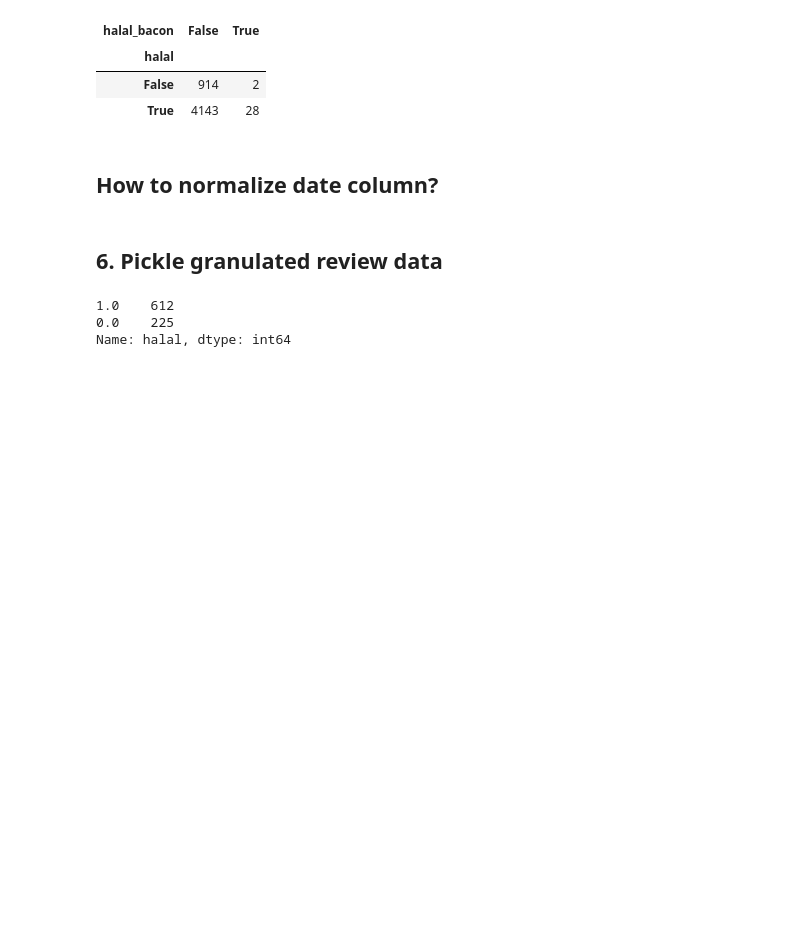
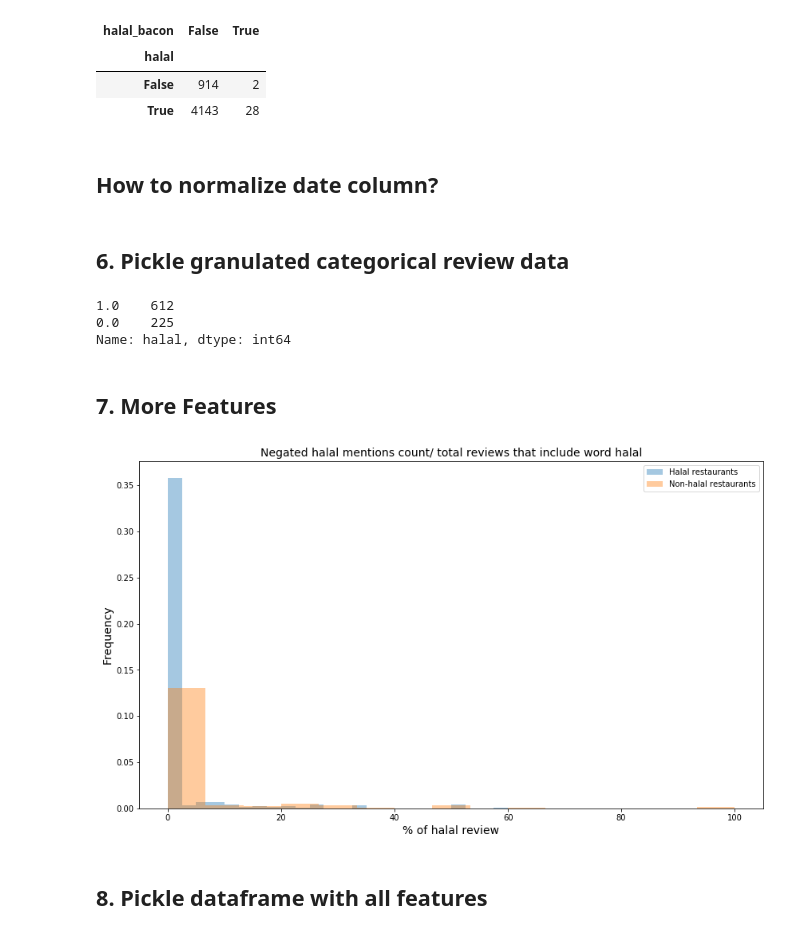
Before and after one commit to WAzaizeh/Halal_o_Meter, a Jupyter notebook: src/features/feature_engineering/Feature_Engineering_2.ipynb, the cells around one changed output. Cells and saved outputs as stored; diff of their text form; code cells hidden in the pictures; blank space fills up the shorter version.

```diff
--- a/src/features/feature_engineering/Feature_Engineering_2.ipynb
+++ b/src/features/feature_engineering/Feature_Engineering_2.ipynb
@@ -586,7 +590,7 @@ pd.crosstab(reviews_df2['halal'], reviews_df2['halal_bacon'])
 # %% [markdown]
 ## How to normalize date column?
 # %% [markdown]
-## 6. Pickle granulated review data
+## 6. Pickle granulated categorical review data
 # %%
 # to_pickle_df3 = reviews_df2[['halal', 'halal_in_name', 'halal_review_percent', 'halal_relevant',
 #                                    'halal_negation', 'halal_truck','non_halal_relevant',
@@ -599,3 +603,25 @@ reviews_df2.groupby('restaurant_id')['halal'].apply(lambda x: np.sum(x)/len(x)).
 1.0    612
 0.0    225
 Name: halal, dtype: int64
+# %% [markdown]
+## 7. More Features
+# %%
+# add halal_neg_percent feature
+# number of negated halal mention divided by total number of reviews that include the word halal
+grouped_reviews_df['halal_negation_percent'] = grouped_reviews_df['halal_negation_count'] / grouped_reviews_df['halal_review_count']
+
+# plot distribution for halal vs non-halal restaurants
+halal_target = grouped_reviews_df[grouped_reviews_df['halal']]['halal_negation_percent']
+non_halal_target = grouped_reviews_df[~grouped_reviews_df['halal']]['halal_negation_percent']
+fig = plt.figure(figsize=(14,8))
+g1 = sns.distplot(halal_target*100, kde=False, norm_hist=True)
+g2 = sns.distplot(non_halal_target*100, kde=False, norm_hist=True)
+g1.set_title('Negated halal mentions count/ total reviews that include word halal', size=14)
+g1.set_xlabel('% of halal review', size=14)
+g1.set_ylabel('Frequency', size=14)
+plt.legend(labels=['Halal restaurants','Non-halal restaurants'], prop={'size': 10})
+plt.show()
+# %% [output]
+[figure, added]
+# %% [markdown]
+## 8. Pickle dataframe with all features
```
Also changed, not shown: parts of 4 cells of this notebook, 4 other files.
